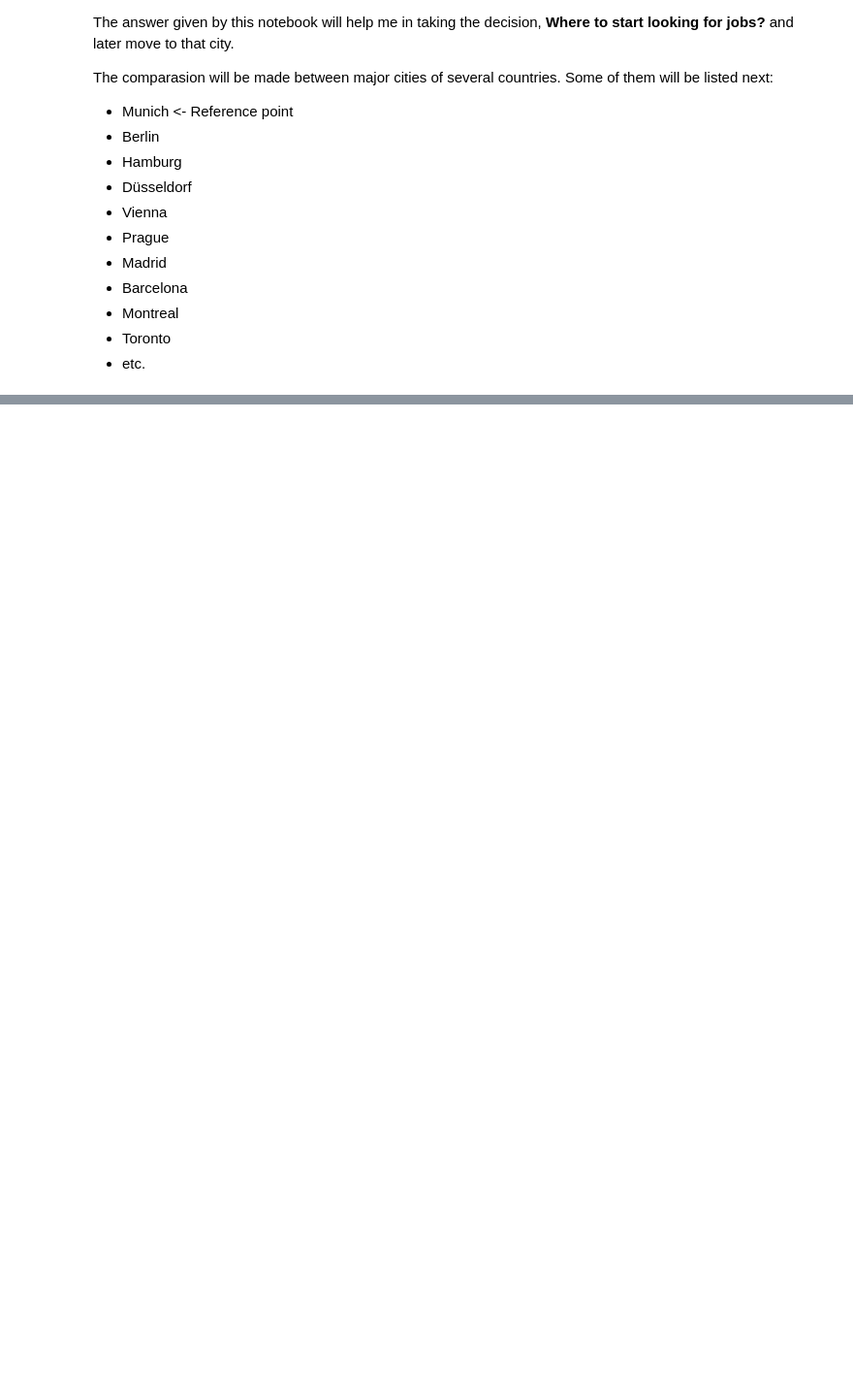
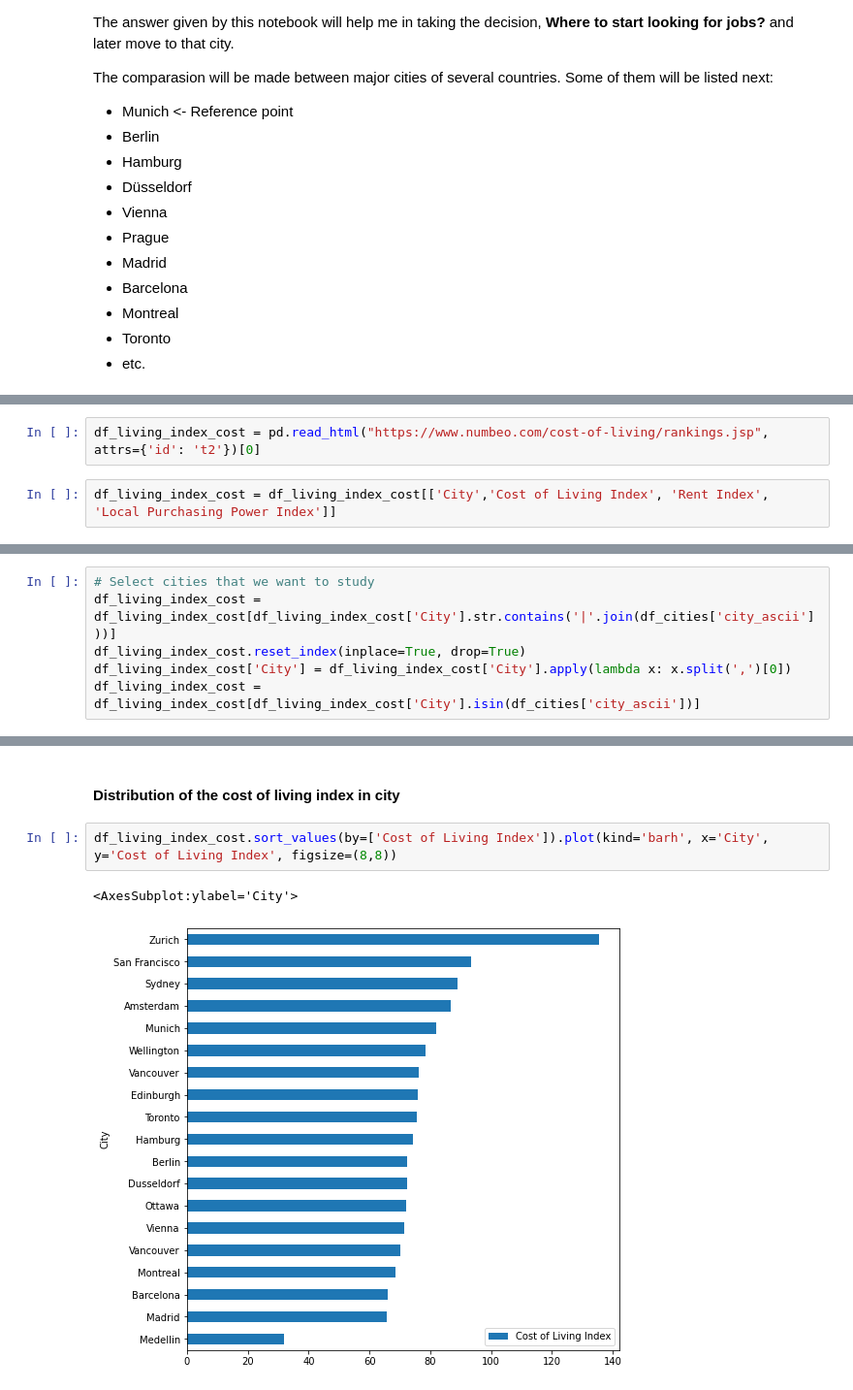
Before and after one commit to alexsotocx/Coursera_Capstone, a Jupyter notebook: CapstoneProject.ipynb, the cells around one changed output, grey strips where cells are left out. Shown: that part at 97% size. Drawn from its saved outputs; the diff is of its cells as text; blank space fills up the shorter version.

```diff
--- a/CapstoneProject.ipynb
+++ b/CapstoneProject.ipynb
@@ -82,0 +190,4 @@ I repeat: This dataset belongs to Simplemaps and all the attributions go to them
+# %%
+df_living_index_cost = pd.read_html("https://www.numbeo.com/cost-of-living/rankings.jsp", attrs={'id': 't2'})[0]
+# %%
+df_living_index_cost = df_living_index_cost[['City','Cost of Living Index', 'Rent Index', 'Local Purchasing Power Index']]
@@ -82,0 +203,6 @@ I repeat: This dataset belongs to Simplemaps and all the attributions go to them
+# %%
+# Select cities that we want to study
+df_living_index_cost = df_living_index_cost[df_living_index_cost['City'].str.contains('|'.join(df_cities['city_ascii']))]
+df_living_index_cost.reset_index(inplace=True, drop=True)
+df_living_index_cost['City'] = df_living_index_cost['City'].apply(lambda x: x.split(',')[0])
+df_living_index_cost = df_living_index_cost[df_living_index_cost['City'].isin(df_cities['city_ascii'])]
@@ -82,0 +229,7 @@ I repeat: This dataset belongs to Simplemaps and all the attributions go to them
+# %% [markdown]
+#### Distribution of the cost of living index in city
+# %%
+df_living_index_cost.sort_values(by=['Cost of Living Index']).plot(kind='barh', x='City', y='Cost of Living Index', figsize=(8,8))
+# %% [output]
+<AxesSubplot:ylabel='City'>
+[figure, added]
```
Also changed, not shown: parts of 16 cells of this notebook.
